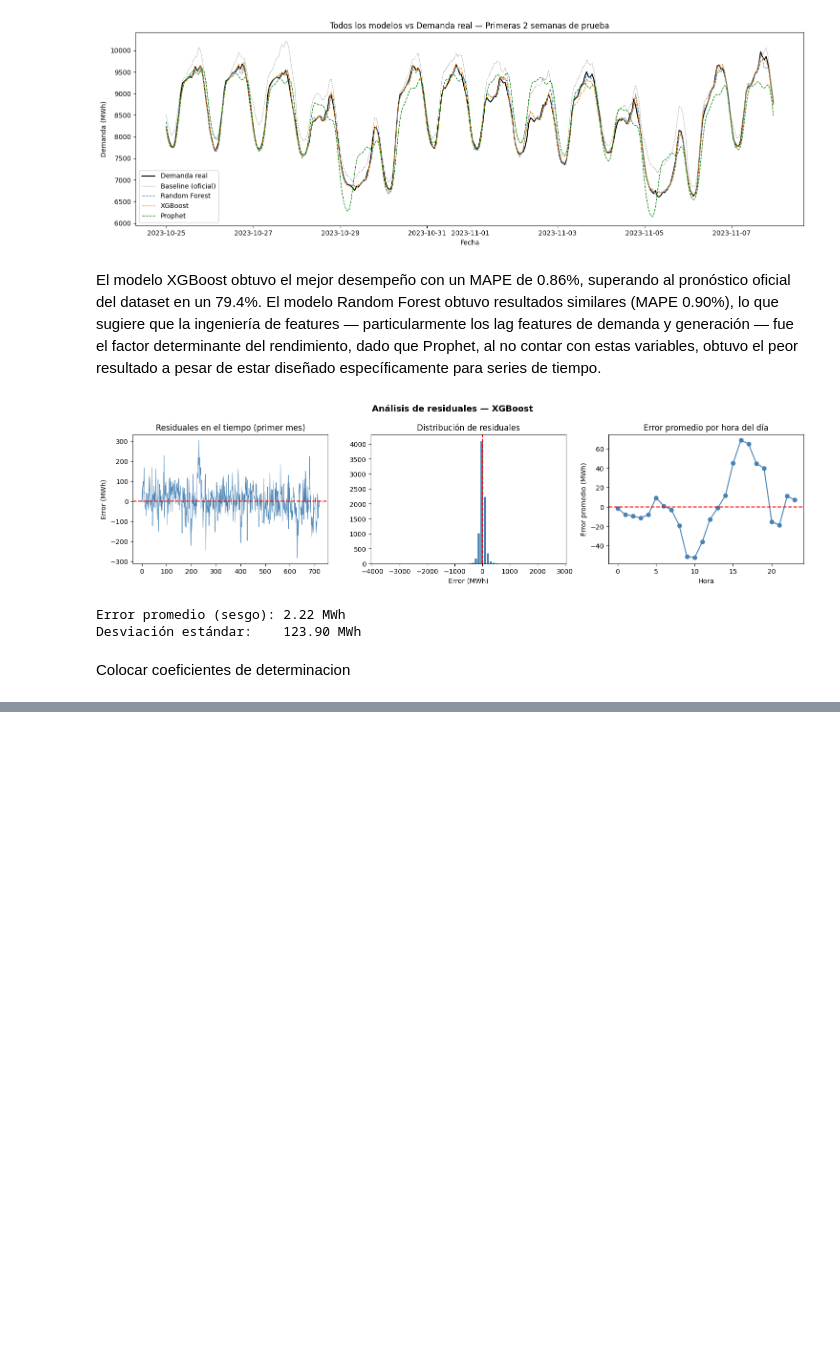
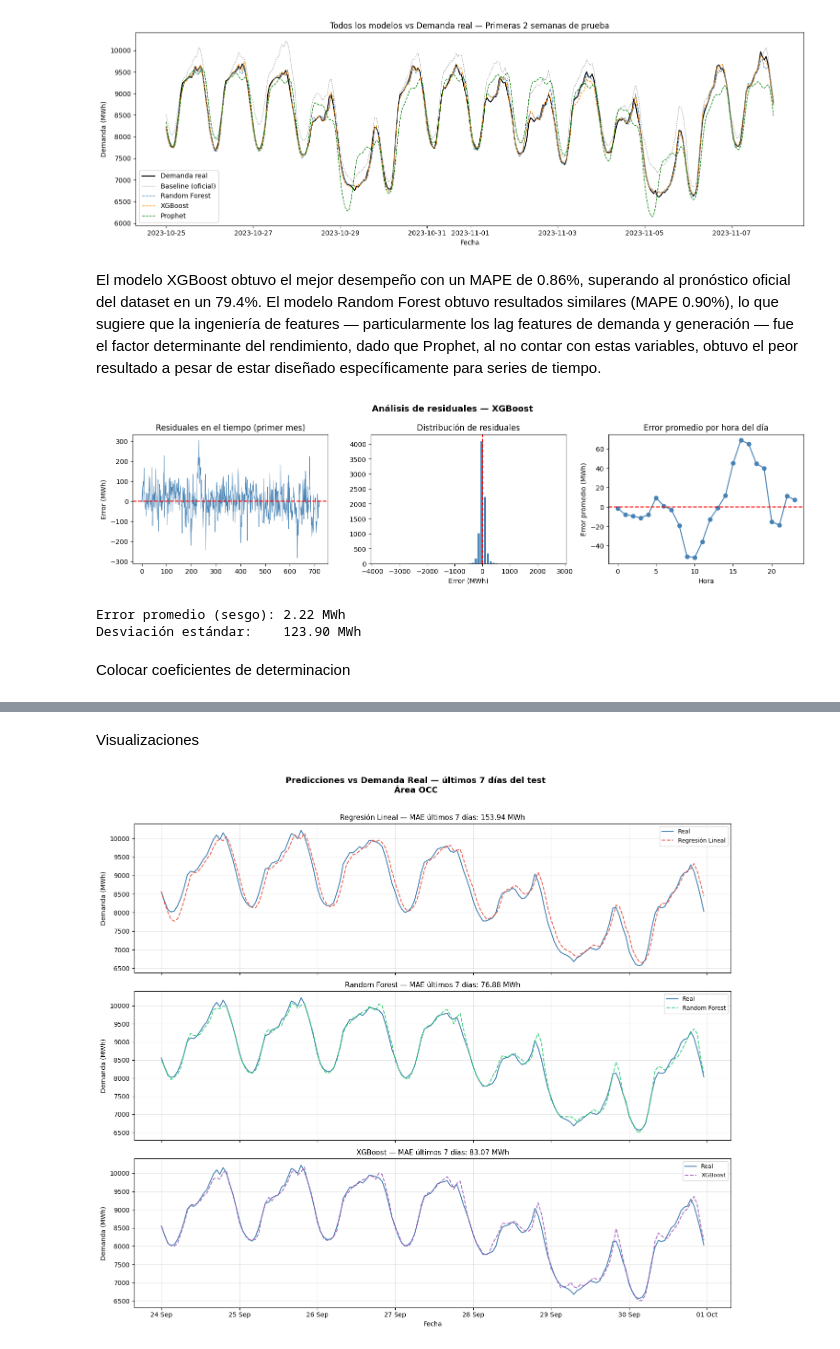
Before and after one commit to UlisesACC/Modelado-Predictivo, a Jupyter notebook: regresion/Modelos.ipynb, the cells around one changed output, grey strips where cells are left out. Cells and saved outputs as stored; diff of their text form; code cells hidden in the pictures; blank space fills up the shorter version.

```diff
--- a/regresion/Modelos.ipynb
+++ b/regresion/Modelos.ipynb
@@ -386,0 +592,5 @@ Colocar coeficientes de determinacion
+# %%
+# Random Forest — ensemble de árboles en paralelo
+# n_estimators = número de árboles, random_state para reproducibilidad
+modelo_rf = RandomForestRegressor(n_estimators=100, random_state=42)
+modelo_rf.fit(X_train, y_train)
@@ -386,0 +616,5 @@ Colocar coeficientes de determinacion
+# %%
+# XGBoost — árboles en secuencia, cada uno corrige al anterior
+# n_estimators = número de árboles, learning_rate controla cuánto corrige cada uno
+modelo_xgb = XGBRegressor(n_estimators=100, learning_rate=0.1, random_state=42)
+modelo_xgb.fit(X_train, y_train)
@@ -386,0 +747,6 @@ Colocar coeficientes de determinacion
+# %%
+# Coeficiente de correlación entre predicciones y valores reales
+for nombre, modelo in modelos.items():
+    y_pred = modelo.predict(X_test)
+    correlacion = np.corrcoef(y_test, y_pred)[0, 1]
+    print(f"{nombre:<25} r = {correlacion:.6f}")
@@ -386,0 +762,48 @@ Colocar coeficientes de determinacion
+# %% [markdown]
+Visualizaciones
+# %%
+import matplotlib.pyplot as plt
+import matplotlib.dates as mdates
+
+# Obtener predicciones de los tres modelos
+y_pred_lr  = modelo_lr.predict(X_test)
+y_pred_rf  = modelo_rf.predict(X_test)
+y_pred_xgb = modelo_xgb.predict(X_test)
+
+# Recuperar los timestamps del periodo de test para el eje x
+timestamps_test = pd.to_datetime(df_area['Timestamp'].iloc[corte:]).reset_index(drop=True)
+
+# Tomar solo los últimos 7 días para que la gráfica sea legible
+# (ver todo el test son miles de puntos y no se distingue nada)
+n_horas = 24 * 7
+
+fig, axes = plt.subplots(3, 1, figsize=(14, 12), sharex=True)
+fig.suptitle('Predicciones vs Demanda Real — últimos 7 días del test\nÁrea OCC',
+             fontsize=13, fontweight='bold', y=1.01)
+
+modelos_plot = [
+    ('Regresión Lineal', y_pred_lr,  '#e74c3c'),
+    ('Random Forest',    y_pred_rf,  '#2ecc71'),
+    ('XGBoost',          y_pred_xgb, '#9b59b6'),
+]
+
+for ax, (nombre, y_pred, color) in zip(axes, modelos_plot):
+    ax.plot(timestamps_test[-n_horas:],
+            y_test.values[-n_horas:],
+            label='Real', color='steelblue', linewidth=1.5)
+    ax.plot(timestamps_test[-n_horas:],
+            y_pred[-n_horas:],
+            label=nombre, color=color, linewidth=1.5, linestyle='--', alpha=0.85)
+
+    mae_local = mean_absolute_error(y_test.values[-n_horas:], y_pred[-n_horas:])
+    ax.set_title(f'{nombre} — MAE últimos 7 días: {mae_local:.2f} MWh', fontsize=11)
+    ax.set_ylabel('Demanda (MWh)')
+    ax.legend(loc='upper right', fontsize=9)
+    ax.grid(True, alpha=0.3)
+    ax.xaxis.set_major_formatter(mdates.DateFormatter('%d %b'))
+
+plt.xlabel('Fecha')
+plt.tight_layout()
+plt.show()
+# %% [output]
+[figure, added]
```
Also changed, not shown: parts of 53 cells of this notebook.
